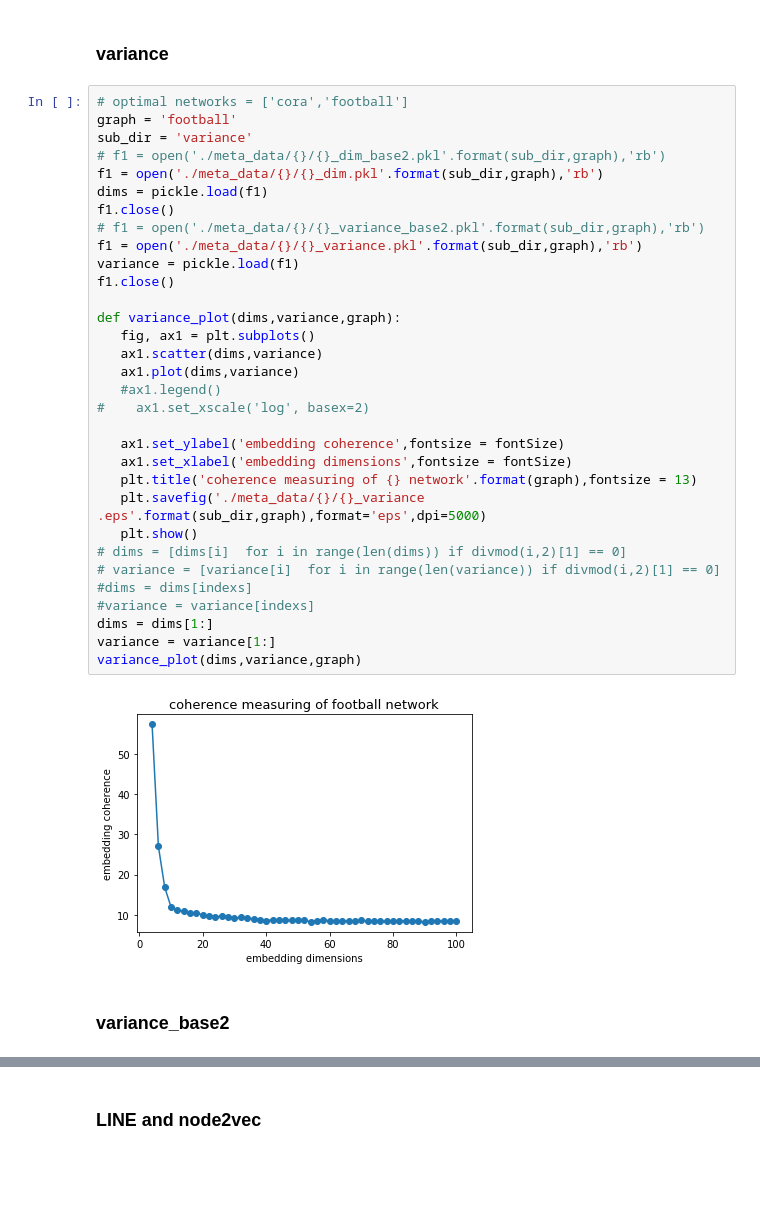
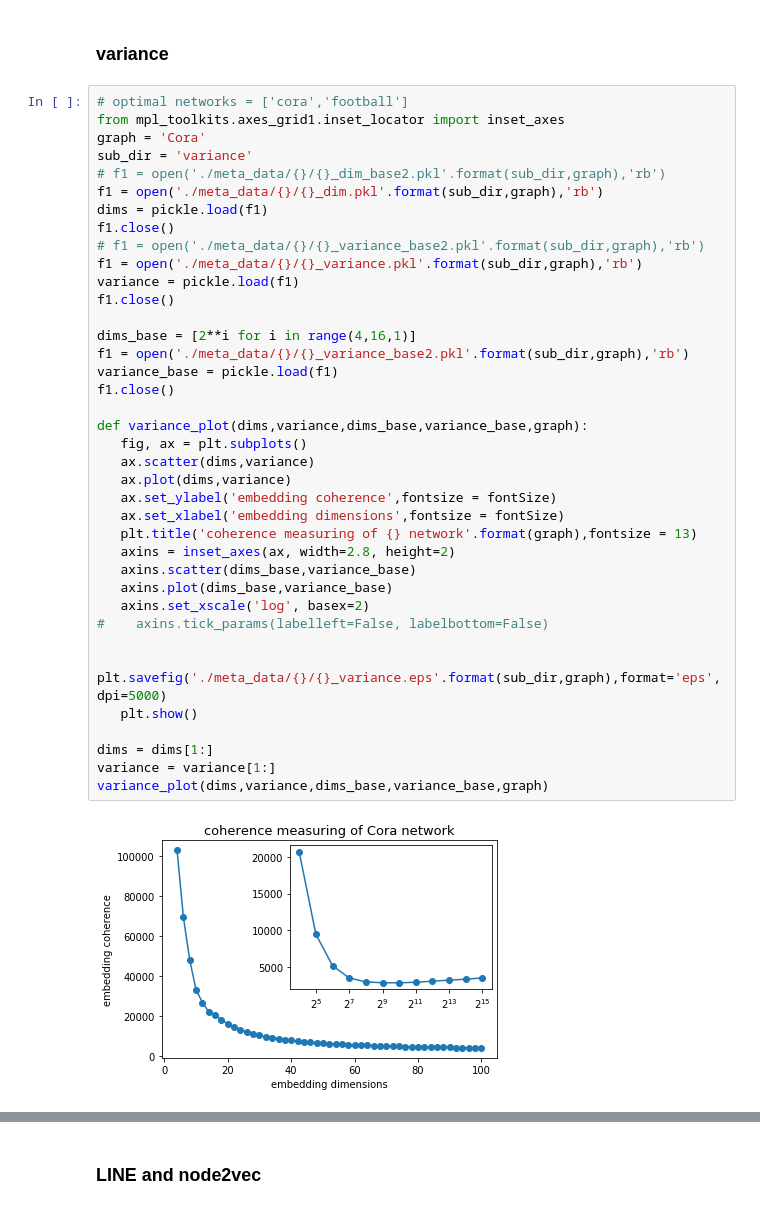
Before and after one commit to Villafly/dimensional_plot, a Jupyter notebook: paper_plot.ipynb, the cells around one changed output, grey strips where cells are left out. Saved outputs shown, nothing was run; the diff lists cells and outputs as text; blank space fills up the shorter version.

```diff
--- a/paper_plot.ipynb
+++ b/paper_plot.ipynb
@@ -175,37 +230,41 @@ plt.show()
 ### variance
 # %%
 # optimal networks = ['cora','football']
-graph = 'football'
+from mpl_toolkits.axes_grid1.inset_locator import inset_axes
+graph = 'Cora'
 sub_dir = 'variance'
 # f1 = open('./meta_data/{}/{}_dim_base2.pkl'.format(sub_dir,graph),'rb')
 f1 = open('./meta_data/{}/{}_dim.pkl'.format(sub_dir,graph),'rb')
 dims = pickle.load(f1)
 f1.close()
 # f1 = open('./meta_data/{}/{}_variance_base2.pkl'.format(sub_dir,graph),'rb')
 f1 = open('./meta_data/{}/{}_variance.pkl'.format(sub_dir,graph),'rb')
 variance = pickle.load(f1)
 f1.close()
 
-def variance_plot(dims,variance,graph):
-   fig, ax1 = plt.subplots()
-   ax1.scatter(dims,variance)
-   ax1.plot(dims,variance)
-   #ax1.legend()
-#    ax1.set_xscale('log', basex=2)
+dims_base = [2**i for i in range(4,16,1)]
+f1 = open('./meta_data/{}/{}_variance_base2.pkl'.format(sub_dir,graph),'rb')
+variance_base = pickle.load(f1)
+f1.close()
 
-   ax1.set_ylabel('embedding coherence',fontsize = fontSize)
-   ax1.set_xlabel('embedding dimensions',fontsize = fontSize)
+def variance_plot(dims,variance,dims_base,variance_base,graph):
+   fig, ax = plt.subplots()
+   ax.scatter(dims,variance)
+   ax.plot(dims,variance)
+   ax.set_ylabel('embedding coherence',fontsize = fontSize)
+   ax.set_xlabel('embedding dimensions',fontsize = fontSize)
    plt.title('coherence measuring of {} network'.format(graph),fontsize = 13)
-   plt.savefig('./meta_data/{}/{}_variance .eps'.format(sub_dir,graph),format='eps',dpi=5000)
+   axins = inset_axes(ax, width=2.8, height=2)
+   axins.scatter(dims_base,variance_base)
+   axins.plot(dims_base,variance_base)
+   axins.set_xscale('log', basex=2)
+#    axins.tick_params(labelleft=False, labelbottom=False)
+
+   plt.savefig('./meta_data/{}/{}_variance.eps'.format(sub_dir,graph),format='eps',dpi=5000)
    plt.show()
-# dims = [dims[i]  for i in range(len(dims)) if divmod(i,2)[1] == 0]
-# variance = [variance[i]  for i in range(len(variance)) if divmod(i,2)[1] == 0]
-#dims = dims[indexs]
-#variance = variance[indexs]
+
 dims = dims[1:]
 variance = variance[1:]
-variance_plot(dims,variance,graph)
+variance_plot(dims,variance,dims_base,variance_base,graph)
 # %% [output]
-[figure, old version]
+[figure, new version]
-# %% [markdown]
-### variance_base2
```
Also changed, not shown: parts of 3 cells of this notebook.
